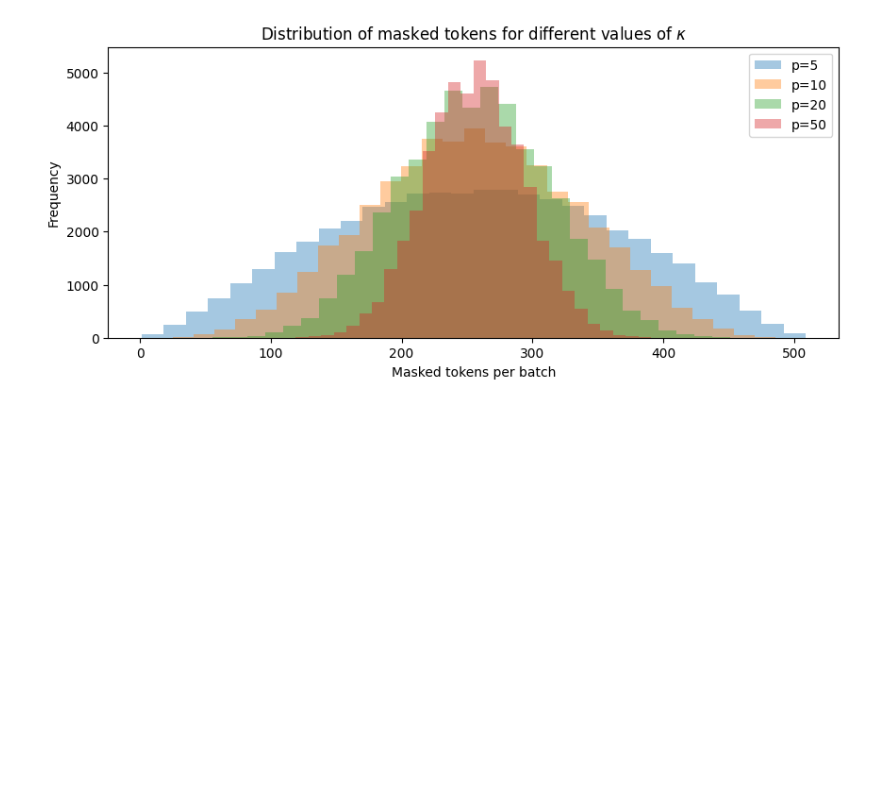
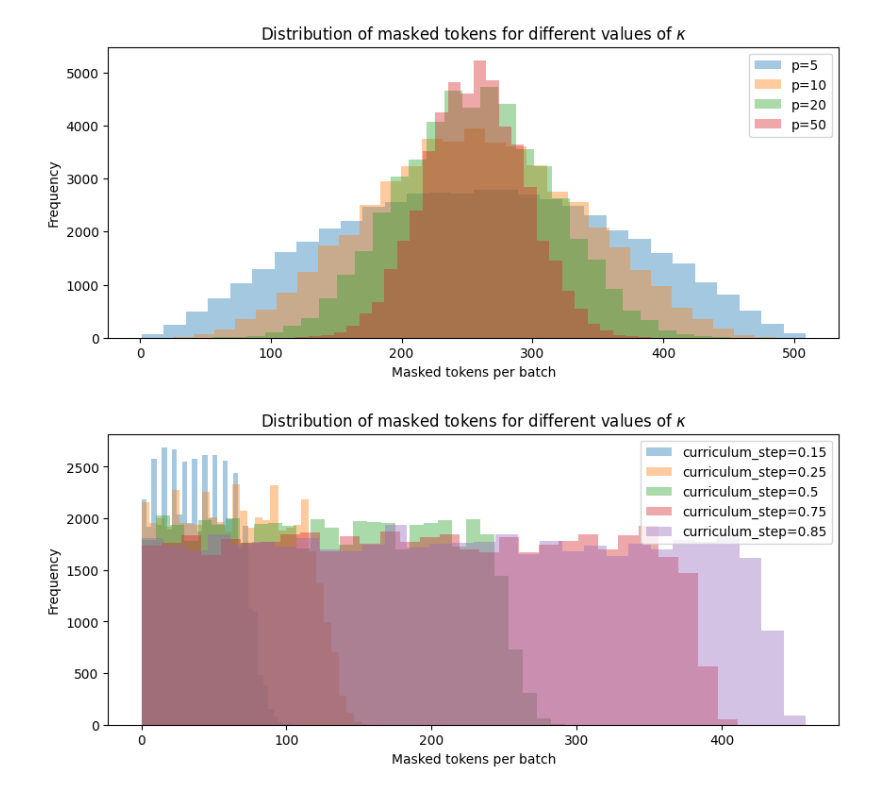
Before and after one commit to rayendito/dlm_optim, a Jupyter notebook: data_statistics.ipynb, the cells around one changed output. Drawn from its saved outputs; the diff is of its cells as text; code cells hidden in the pictures; blank space fills up the shorter version.

Commit message:
curriculum sampling

```diff
--- a/data_statistics.ipynb
+++ b/data_statistics.ipynb
@@ -95,3 +95,36 @@ plt.legend()
 plt.show()
 # %% [output]
 [figure]
+# %%
+import matplotlib.pyplot as plt
+from tqdm import tqdm
+
+SEQ_LEN = 512
+BATCH_SIZE = 10
+
+n_batches = 5000
+zero_counts_curriculum = {}
+curriculum_steps = [0.15, 0.25, 0.5, 0.75, 0.85]
+for cs in curriculum_steps:
+    start_index = 0
+    zeros = []
+    for _ in tqdm(range(n_batches), desc="Counting zeros"):
+        xb, yb = get_batch_sequential(train_data, seq_len=SEQ_LEN, batch_size=BATCH_SIZE, device=device, start_index=start_index)
+        noisy_batch, _, _ = mask_tokens_batch(xb, fixed_p_mask = 0.5, kappa=20, curriculum_step=cs)
+        for nb in noisy_batch:
+            zeros.append((nb == 0).sum().item())
+        start_index += SEQ_LEN * BATCH_SIZE
+    zero_counts_curriculum[cs] = zeros
+# %%
+# histograms for each mp in one chart
+plt.figure(figsize=(10, 4))
+for cs, zeros in zero_counts_curriculum.items():
+    plt.hist(zeros, bins=30, alpha=0.4, label=f"curriculum_step={cs}")
+
+plt.xlabel("Masked tokens per batch")
+plt.ylabel("Frequency")
+plt.title("Distribution of masked tokens for different values of $\kappa$")
+plt.legend()
+plt.show()
+# %% [output]
+[figure, added]
```
Also changed, not shown: 1 other file.
